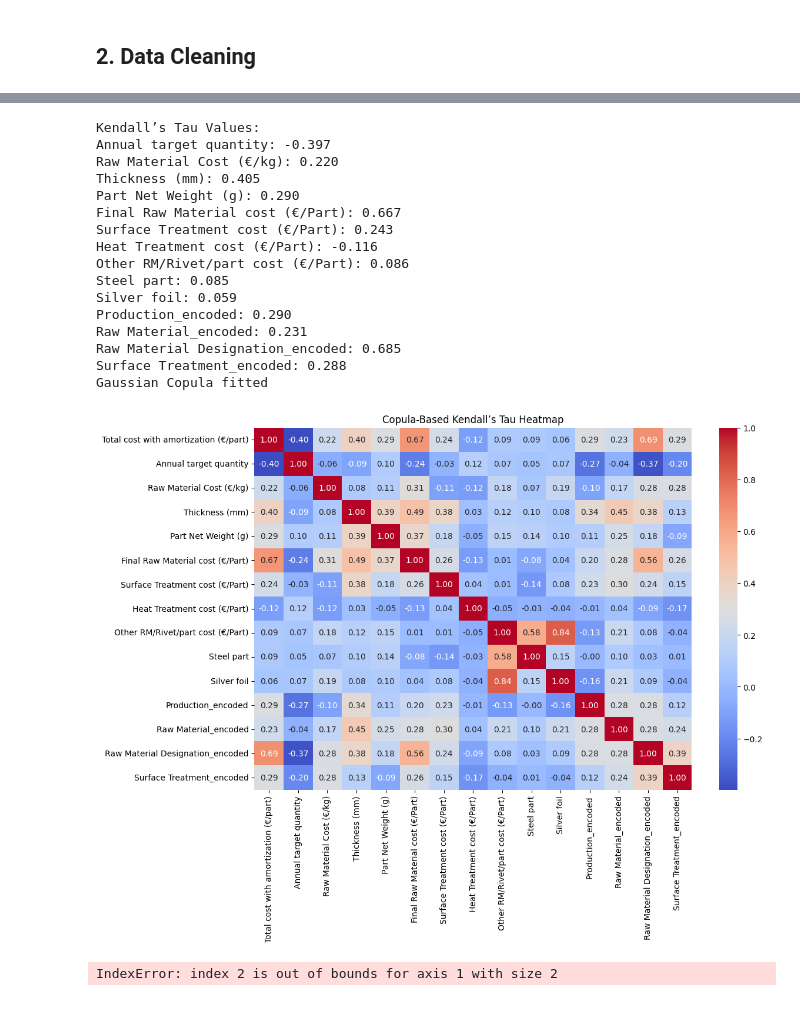
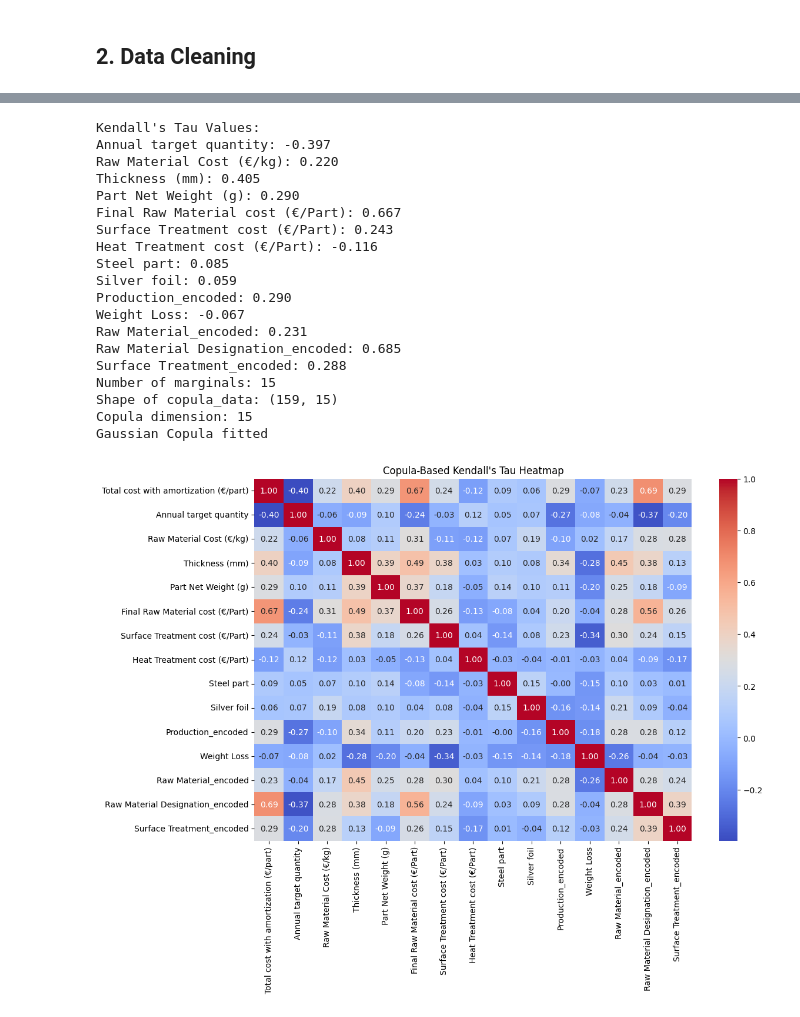
Before and after one commit to Driciotto/Cas-Fil-Rouge-, a Jupyter notebook: Data Adriano/Analysis_v1.ipynb, the cells around one changed output, grey strips where cells are left out. Drawn from its saved outputs; the diff is of its cells as text; code cells hidden in the pictures.

```diff
--- a/Data Adriano/Analysis_v1.ipynb
+++ b/Data Adriano/Analysis_v1.ipynb
@@ -137,5 +92,9 @@ df
-# %%
-df = df.drop(columns=['Production','Raw Material','Raw Material Designation','Surface Treatment'])
+# %%
+# Calculate Weight Loss
+df["Weight Loss"] = (df["Gross Weight (g)"] - df["Part Net Weight (g)"]) / df["Gross Weight (g)"]
+# %%
+# Drop the "Gross Weight (g)" column
+df.drop(columns=["Gross Weight (g)"], inplace=True)
 # %%
 df
 # %% [output]
@@ -164,4 +123 @@ plt.show()
-# %%
-#Gross weight too correlated with the Net weight and more correlated with the target
-df = df.drop(columns=['Gross Weight (g)'])
 # %%
@@ -272,9 +185,8 @@ target_column = 'Total cost with amortization (€/part)'
 features = [
     'Annual target quantity', 'Raw Material Cost (€/kg)', 'Thickness (mm)',
     'Part Net Weight (g)', 'Final Raw Material cost (€/Part)',
-    'Surface Treatment cost (€/Part)', 'Heat Treatment cost (€/Part)',
-    'Other RM/Rivet/part cost (€/Part)', 'Steel part', 'Silver foil',
-    'Production_encoded', 'Raw Material_encoded', 'Raw Material Designation_encoded',
+    'Surface Treatment cost (€/Part)', 'Heat Treatment cost (€/Part)', 'Steel part', 'Silver foil',
+    'Production_encoded','Weight Loss' ,'Raw Material_encoded', 'Raw Material Designation_encoded',
     'Surface Treatment_encoded'
 ]
 
@@ -282,7 +194,7 @@ features = [
 kendall_tau_values = {feature: kendalltau(df[feature], df[target_column])[0] for feature in features}
 
 # Print correlation values to determine dependency
-print("Kendall’s Tau Values:")
+print("Kendall's Tau Values:")
 for feature, tau in kendall_tau_values.items():
     print(f"{feature}: {tau:.3f}")
 
@@ -294,30 +206,40 @@ def rank_transform(series):
 copula_data = df[[target_column] + features].dropna()
 copula_data = copula_data.apply(rank_transform)
 
-# Estimate copula parameter from Kendall’s Tau
+# Calculate the dimension for the copula (number of variables)
+dim = copula_data.shape[1]
+
+# Estimate copula parameter from Kendall's Tau
 tau_mean = np.mean(list(kendall_tau_values.values()))
 if tau_mean > 0.3:
     copula_type = "Gumbel"
     theta = 1 / (1 - tau_mean)
-    copula = GumbelCopula(theta)
+    copula = GumbelCopula(theta=theta, dim=dim)
 elif tau_mean < -0.3:
     copula_type = "Clayton"
     theta = 2 * tau_mean / (1 - tau_mean)
-    copula = ClaytonCopula(theta)
+    copula = ClaytonCopula(theta=theta, dim=dim)
 else:
     copula_type = "Gaussian"
-    copula = GaussianCopula()
+    # Create a correlation matrix for the Gaussian copula
+    corr_matrix = copula_data.corr().values
+    copula = GaussianCopula(corr=corr_matrix)
     theta = None  # Gaussian copula does not use theta
 
 # Fit normal distributions to each marginal variable (target + features)
 marginals = [norm(loc=df[col].mean(), scale=df[col].std()) for col in [target_column] + features]
+
+# Debug prints
+print(f"Number of marginals: {len(marginals)}")
+print(f"Shape of copula_data: {copula_data.shape}")
+print(f"Copula dimension: {dim}")
 
 # Ensure the number of marginals matches the number of columns in copula_data
 if len(marginals) != copula_data.shape[1]:
     raise ValueError("Number of marginals does not match the number of columns in copula_data")
 
 # Create the copula distribution with proper marginals
-copula_dist = CopulaDistribution(copula, marginals=marginals)
+copula_dist = CopulaDistribution(copula=copula, marginals=marginals)
 
 if theta is not None:
     print(f"{copula_type} Copula fitted with parameter theta={theta:.3f}")
@@ -327,37 +249,39 @@ else:
 # Plot heatmap of Kendall's Tau dependencies
 plt.figure(figsize=(12, 8))
 sns.heatmap(copula_data.corr(method=lambda x, y: kendalltau(x, y)[0]), annot=True, cmap='coolwarm', fmt='.2f')
-plt.title("Copula-Based Kendall’s Tau Heatmap")
+plt.title("Copula-Based Kendall's Tau Heatmap")
 plt.show()
 
 # Generate synthetic data from the fitted copula
 simulated_data = copula_dist.rvs(1000)
 
 # Convert to DataFrame for analysis
 simulated_df = pd.DataFrame(simulated_data, columns=[target_column] + features)
 
 # Plot simulated target cost distribution
 plt.figure(figsize=(8, 5))
 sns.histplot(simulated_df[target_column], bins=50, kde=True, color='red')
 plt.title("Simulated Total Cost Distribution")
 plt.xlabel("Total cost with amortization (€/part)")
 plt.show()
 # %% [output]
-Kendall’s Tau Values:
+Kendall's Tau Values:
 Annual target quantity: -0.397
 Raw Material Cost (€/kg): 0.220
 Thickness (mm): 0.405
 Part Net Weight (g): 0.290
 Final Raw Material cost (€/Part): 0.667
 Surface Treatment cost (€/Part): 0.243
 Heat Treatment cost (€/Part): -0.116
-Other RM/Rivet/part cost (€/Part): 0.086
 Steel part: 0.085
 Silver foil: 0.059
 Production_encoded: 0.290
+Weight Loss: -0.067
 Raw Material_encoded: 0.231
 Raw Material Designation_encoded: 0.685
 Surface Treatment_encoded: 0.288
+Number of marginals: 15
+Shape of copula_data: (159, 15)
+Copula dimension: 15
 Gaussian Copula fitted
-[figure, old version]
+[figure, new version]
-IndexError: index 2 is out of bounds for axis 1 with size 2
```
Also changed, not shown: parts of 11 cells of this notebook.
